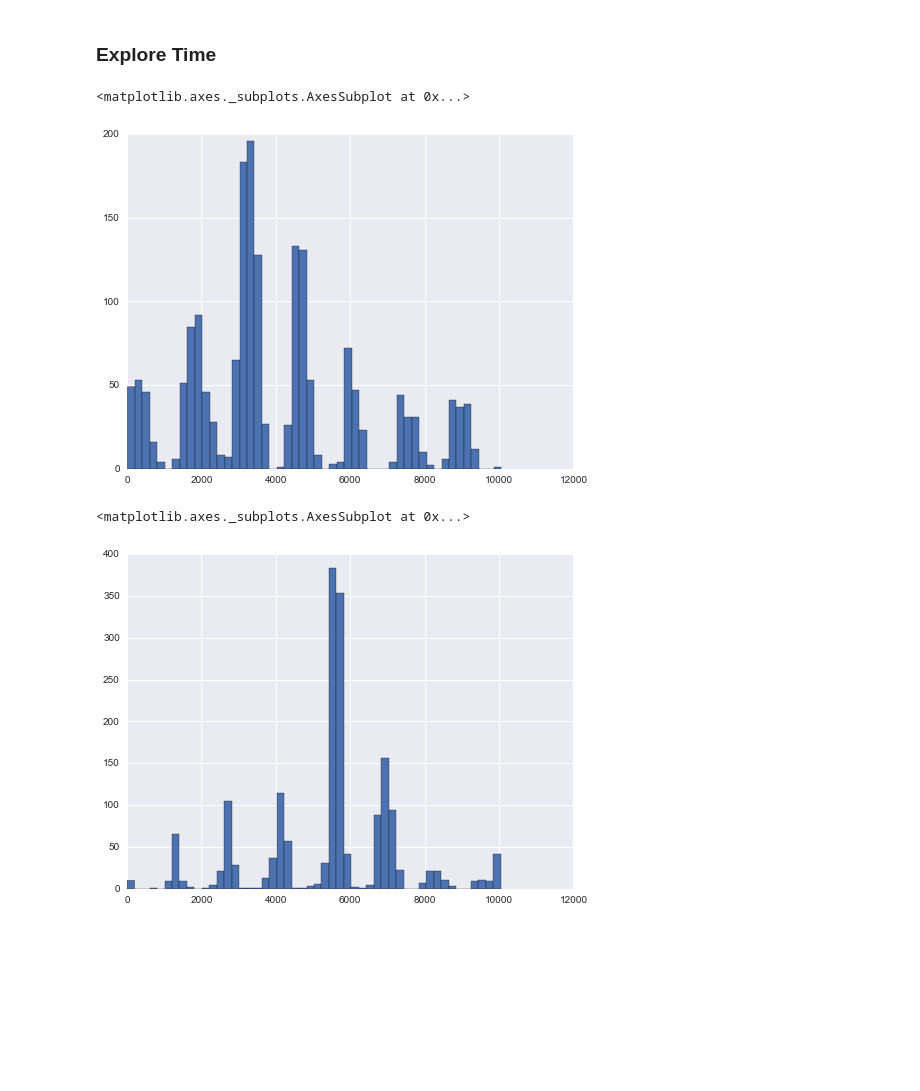
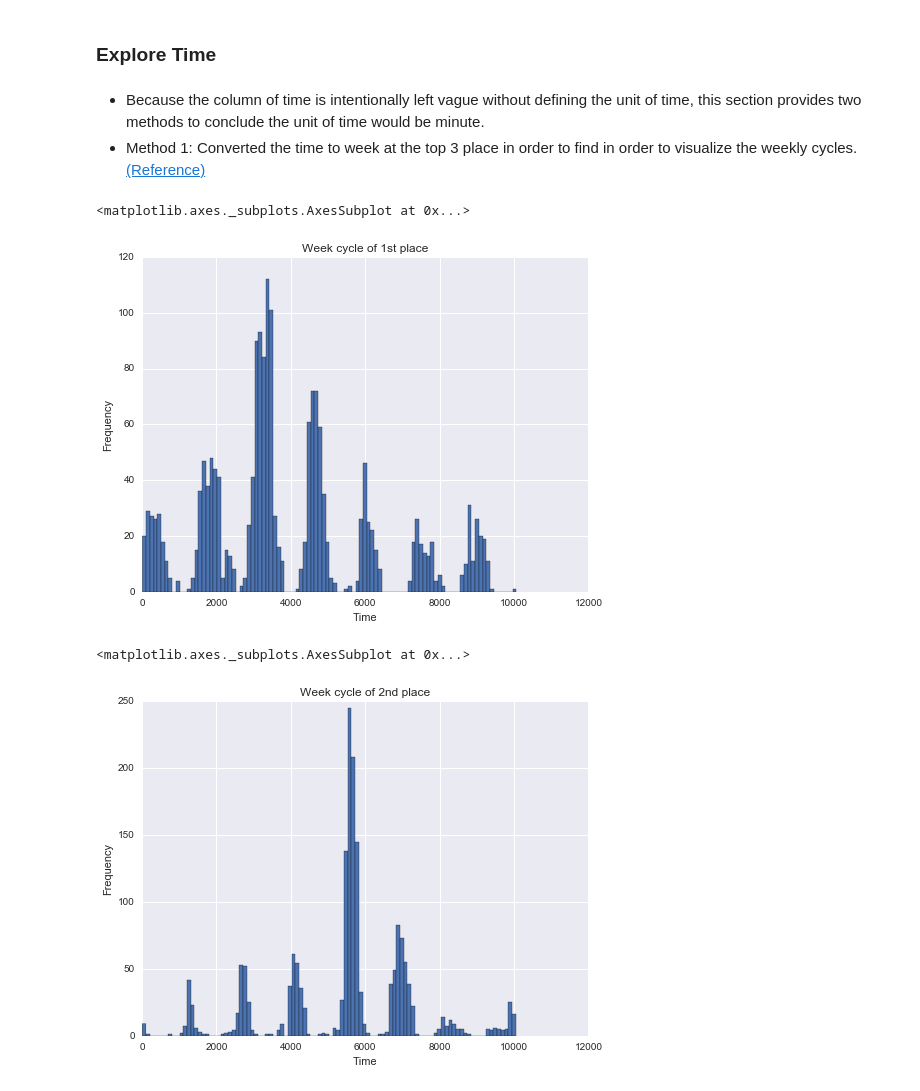
Before and after one commit to YungChunLu/MLND.Project5, a Jupyter notebook: Developing.ipynb, the cells around one changed output. Saved outputs shown, nothing was run; the diff lists cells and outputs as text; code cells hidden in the pictures; blank space fills up the shorter version.

```diff
--- a/Developing.ipynb
+++ b/Developing.ipynb
@@ -46,8 +47,8 @@ warnings.filterwarnings("ignore", category=UserWarning, module="matplotlib")
 plt.rcParams['figure.figsize'] = (8, 6)
 plt.rcParams['font.size'] = 14
 # %%
-df_train = pd.read_csv('train.csv')
-df_test = pd.read_csv('test.csv')
+df_train = pd.read_csv('./data/train.csv')
+df_test = pd.read_csv('./data/test.csv')
 # %%
 print 'Size of training data: {}'.format(df_train.shape)
 print 'Size of testing data: {}'.format(df_test.shape)
@@ -95,17 +96,28 @@ Axes(0.125,0.125;0.775x0.775)
 [figure]
 # %% [markdown]
 ### Explore Time
+# %% [markdown]
+* Because the column of time is intentionally left vague without defining the unit of time, this section provides two methods to conclude the unit of time would be minute.
+* Method 1: Converted the time to week at the top 3 place in order to find in order to visualize the weekly cycles. [(Reference)](https://www.kaggle.com/jsab16/facebook-v-predicting-check-ins/on-time/comments)
 # %%
+# Top 1 place : 8772469670
 time = df_train[df_train['place_id']==8772469670]['time']
 time = time % (24*60*7)
-time.hist(bins=50)
+plt.xlabel('Time')
+plt.ylabel('Frequency')
+plt.title('Week cycle of 1st place')
+time.hist(bins=100)
 # %% [output]
 <matplotlib.axes._subplots.AxesSubplot at 0x...>
-[figure, old version]
+[figure, new version]
 # %%
+# Top 2 place : 1623394281
 time = df_train[df_train['place_id']==1623394281]['time']
 time = time % (24*60*7)
-time.hist(bins=50)
+plt.xlabel('Time')
+plt.ylabel('Frequency')
+plt.title('Week cycle of 2nd place')
+time.hist(bins=100)
 # %% [output]
 <matplotlib.axes._subplots.AxesSubplot at 0x...>
-[figure, old version]
+[figure, new version]
```
Also changed, not shown: parts of 16 cells of this notebook.
